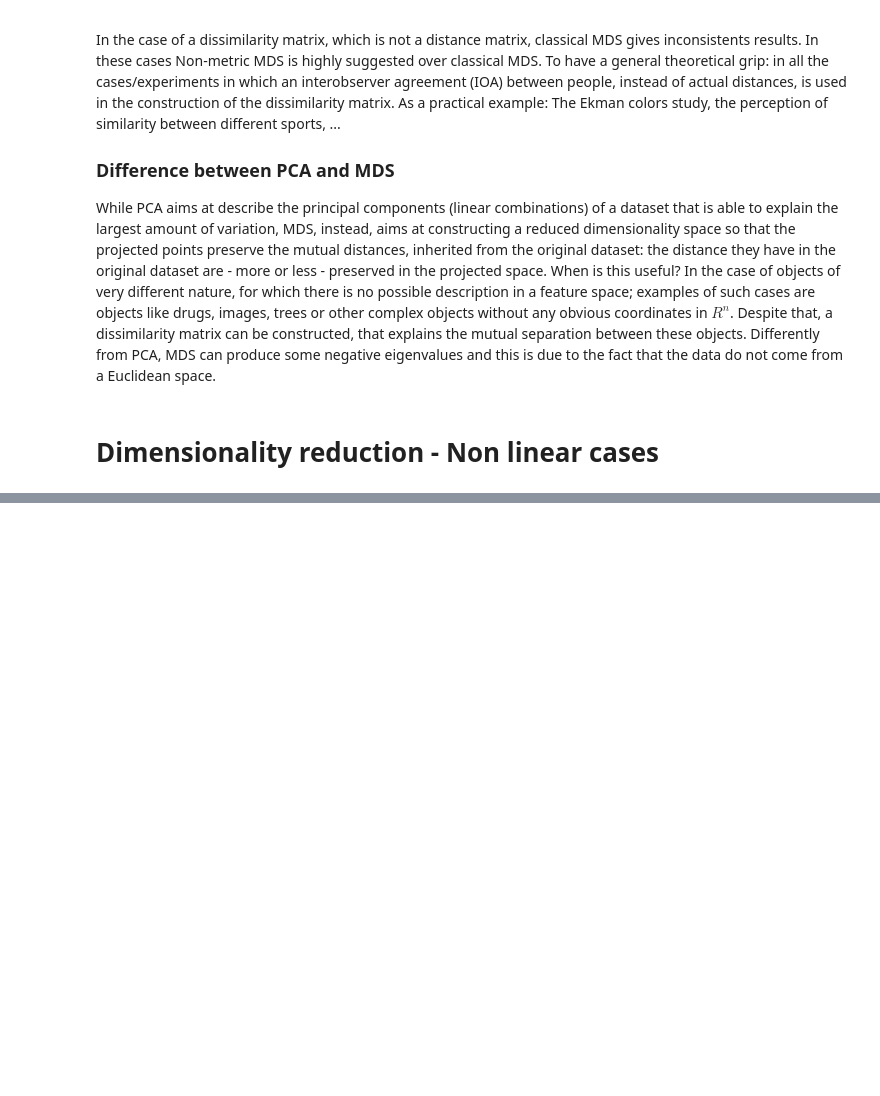
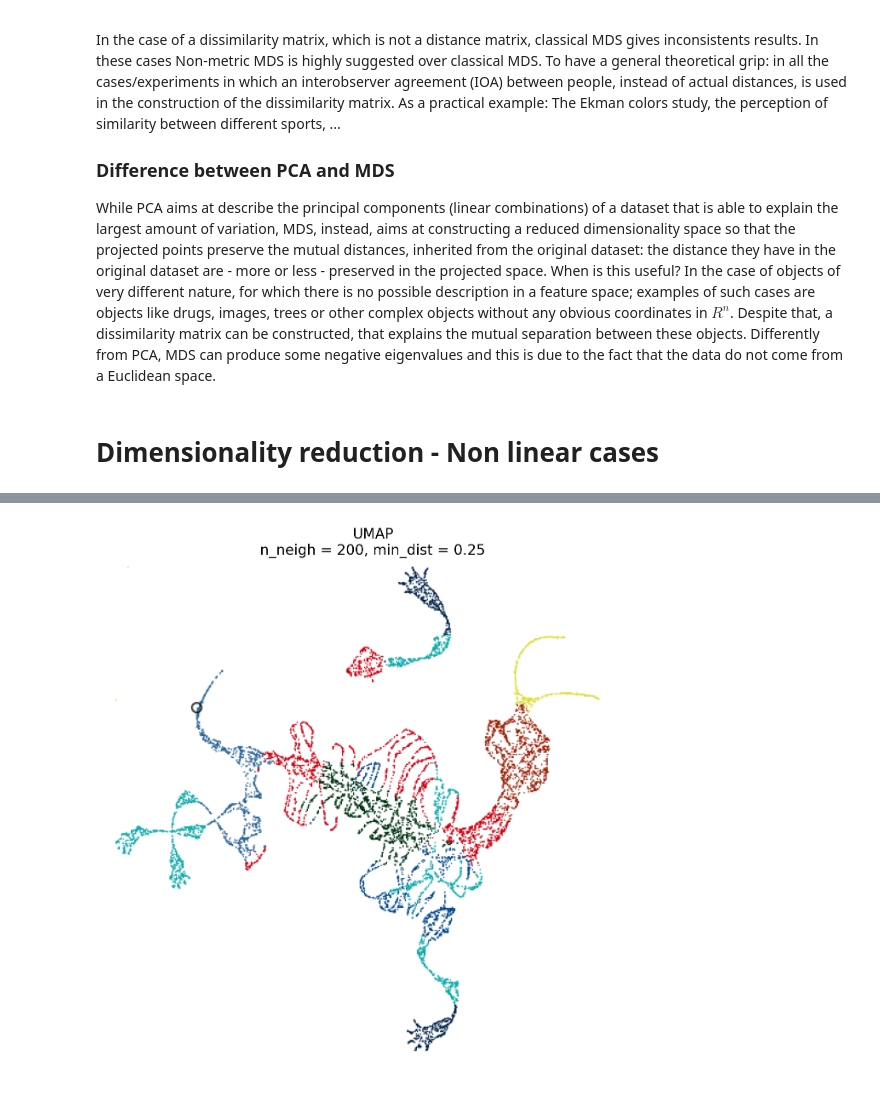
Before and after one commit to leoventuroso/data-viz, a Jupyter notebook: Dimensionality Reduction.ipynb, the cells around one changed output, grey strips where cells are left out. Saved outputs shown, nothing was run; the diff lists cells and outputs as text; code cells hidden in the pictures; blank space fills up the shorter version.

```diff
--- a/Dimensionality Reduction.ipynb
+++ b/Dimensionality Reduction.ipynb
@@ -356,0 +515,15 @@ If we consider the double swiss roll, which is the same as swiss roll, but with
+# %%
+fig, ax = plt.subplots(1, 1, figsize = (8, 8), dpi = 200)
+
+umap = plt.imread('umap.png')
+
+ax.imshow(umap)
+ax.set_title('UMAP\nn_neigh = 200, min_dist = 0.25')
+ax.set_xticks([]), ax.set_yticks([])
+
+for i in ['top', 'right', 'bottom', 'left']:
+    plt.gca().spines[i].set_alpha(0)
+
+plt.show()
+# %% [output]
+[figure, added]
```
Also changed, not shown: parts of 9 cells of this notebook, 8 other files.
